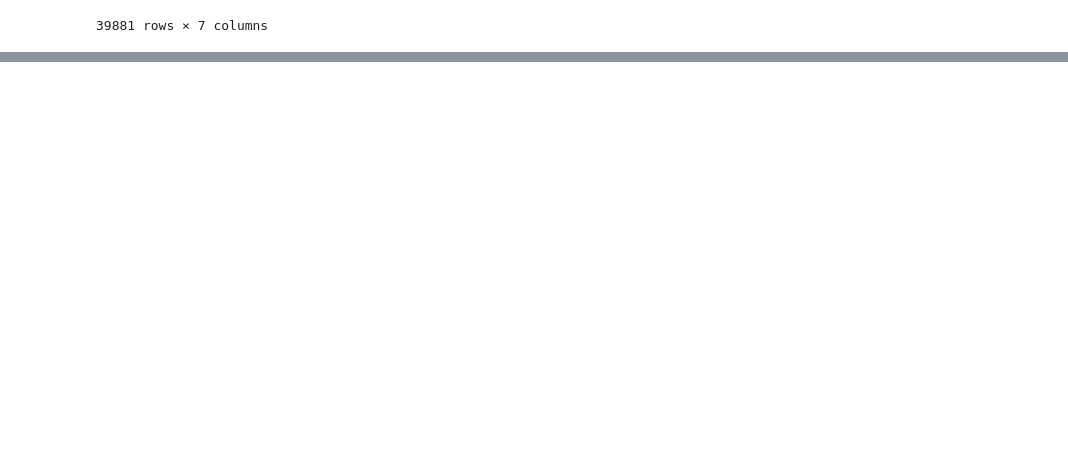
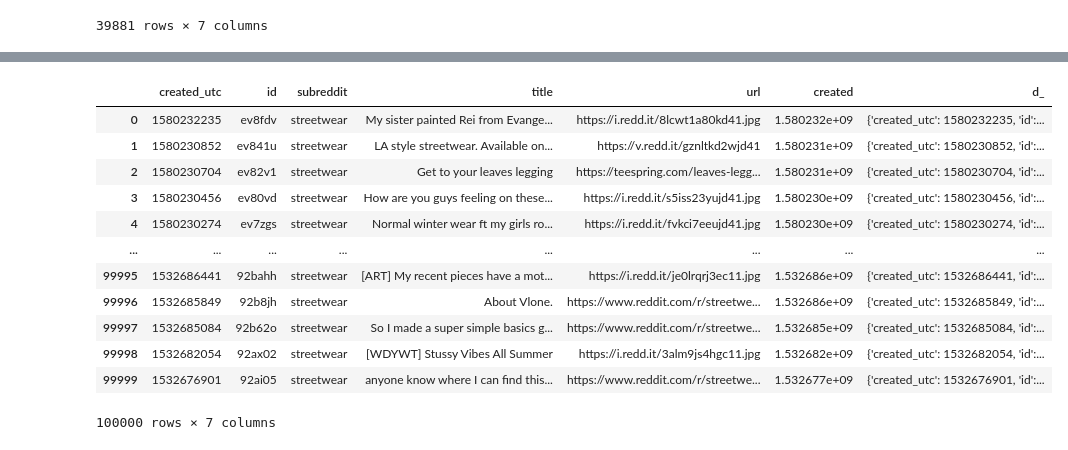
Before and after one commit to jimmyjoy43/Insight_project, a Jupyter notebook: reddit_PSAW_scrapper.ipynb, the cells around one changed output, grey strips where cells are left out. Saved outputs shown, nothing was run; the diff lists cells and outputs as text; code cells hidden in the pictures; blank space fills up the shorter version.

```diff
--- a/reddit_PSAW_scrapper.ipynb
+++ b/reddit_PSAW_scrapper.ipynb
@@ -187,0 +222,20 @@ mf_links.sortby()
+# %%
+gen2 = list(api.search_submissions(subreddit='Streetwear',
+                                  filter=['url','id', 'title', 'subreddit'],
+                                  limit=100000))
+
+pd.DataFrame(gen2)
+# %% [output]
+|  | created_utc | id | subreddit | title | url | created | d_ |
+| 0 | 1580232235 | ev8fdv | streetwear | My sister painted Rei from Evange... | https://i.redd.it/8lcwt1a80kd41.jpg | 1.580232e+09 | {'created_utc': 1580232235, 'id':... |
+| 1 | 1580230852 | ev841u | streetwear | LA style streetwear. Available on... | https://v.redd.it/gznltkd2wjd41 | 1.580231e+09 | {'created_utc': 1580230852, 'id':... |
+| 2 | 1580230704 | ev82v1 | streetwear | Get to your leaves legging | https://teespring.com/leaves-legg... | 1.580231e+09 | {'created_utc': 1580230704, 'id':... |
+| 3 | 1580230456 | ev80vd | streetwear | How are you guys feeling on these... | https://i.redd.it/s5iss23yujd41.jpg | 1.580230e+09 | {'created_utc': 1580230456, 'id':... |
+| 4 | 1580230274 | ev7zgs | streetwear | Normal winter wear ft my girls ro... | https://i.redd.it/fvkci7eeujd41.jpg | 1.580230e+09 | {'created_utc': 1580230274, 'id':... |
+| ... | ... | ... | ... | ... | ... | ... | ... |
+| 99995 | 1532686441 | 92bahh | streetwear | [ART] My recent pieces have a mot... | https://i.redd.it/je0lrqrj3ec11.jpg | 1.532686e+09 | {'created_utc': 1532686441, 'id':... |
+| 99996 | 1532685849 | 92b8jh | streetwear | About Vlone. | https://www.reddit.com/r/streetwe... | 1.532686e+09 | {'created_utc': 1532685849, 'id':... |
+| 99997 | 1532685084 | 92b62o | streetwear | So I made a super simple basics g... | https://www.reddit.com/r/streetwe... | 1.532685e+09 | {'created_utc': 1532685084, 'id':... |
+| 99998 | 1532682054 | 92ax02 | streetwear | [WDYWT] Stussy Vibes All Summer | https://i.redd.it/3alm9js4hgc11.jpg | 1.532682e+09 | {'created_utc': 1532682054, 'id':... |
+| 99999 | 1532676901 | 92ai05 | streetwear | anyone know where I can find this... | https://www.reddit.com/r/streetwe... | 1.532677e+09 | {'created_utc': 1532676901, 'id':... |
+100000 rows × 7 columns
```
Also changed, not shown: parts of 14 cells of this notebook.
